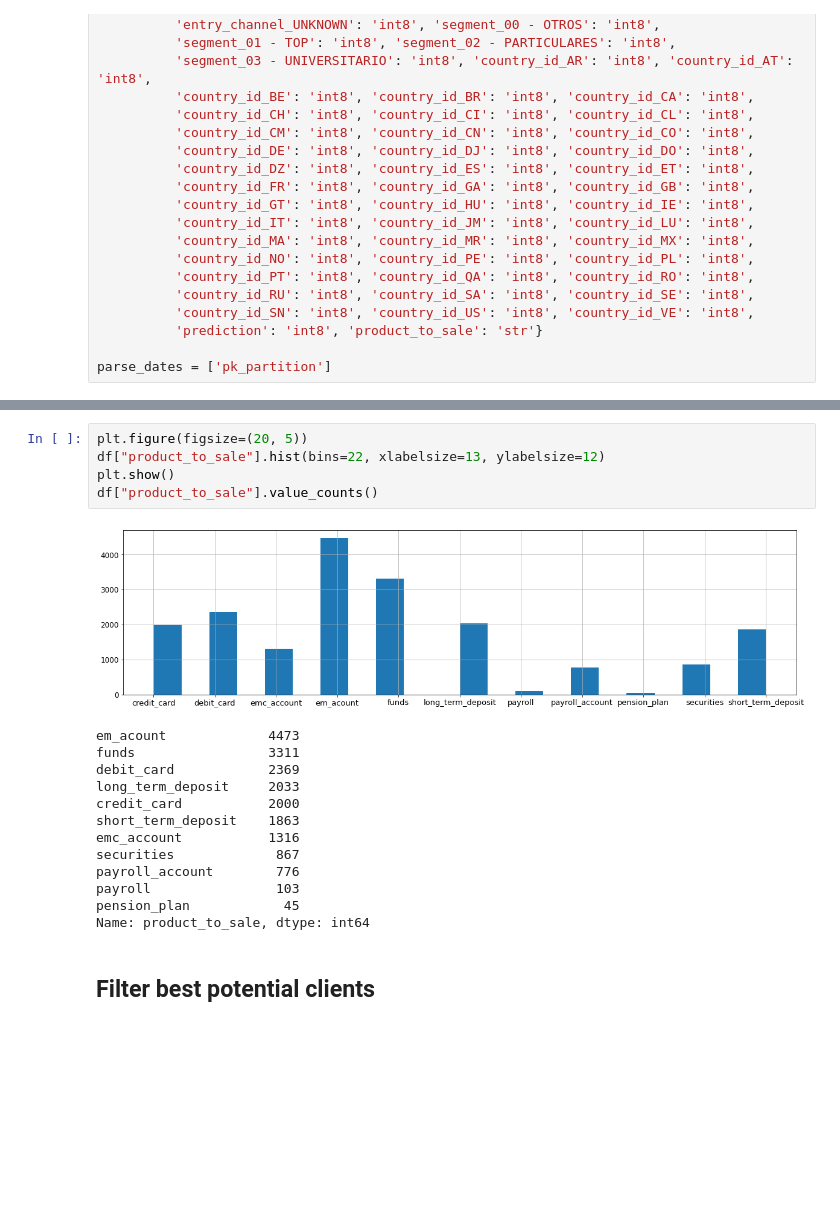
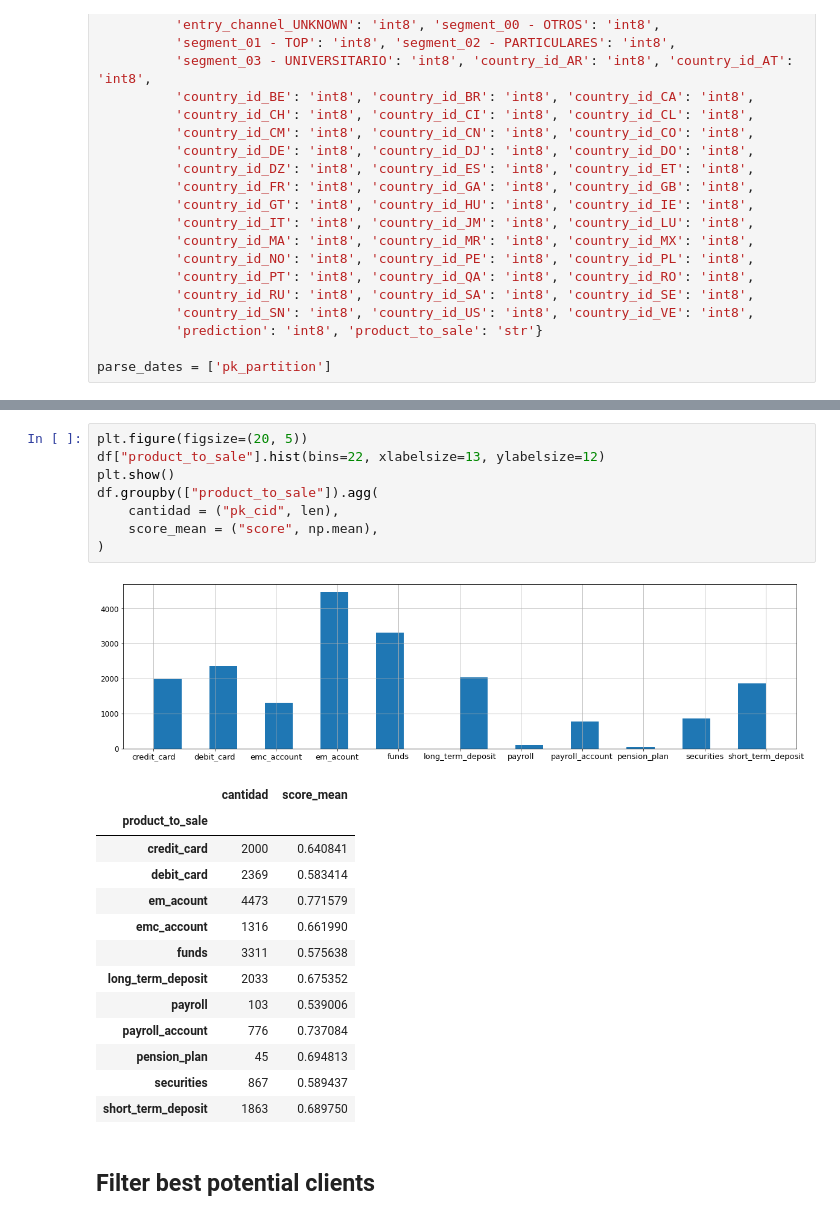
Before and after one commit to Nerea26/easy-money, a Jupyter notebook: notebooks/5-recomendation-personalization.ipynb, the cells around one changed output, grey strips where cells are left out. Drawn from its saved outputs; the diff is of its cells as text; blank space fills up the shorter version.

Commit message:
value counts filter potential client

```diff
--- a/notebooks/5-recomendation-personalization.ipynb
+++ b/notebooks/5-recomendation-personalization.ipynb
@@ -121,22 +121,26 @@ Name: product_to_sale, dtype: int64
 # %%
 plt.figure(figsize=(20, 5))
 df["product_to_sale"].hist(bins=22, xlabelsize=13, ylabelsize=12)
 plt.show()
-df["product_to_sale"].value_counts()
+df.groupby(["product_to_sale"]).agg(
+    cantidad = ("pk_cid", len),
+    score_mean = ("score", np.mean),
+)
 # %% [output]
 [figure]
-em_acount             4473
-funds                 3311
-debit_card            2369
-long_term_deposit     2033
-credit_card           2000
-short_term_deposit    1863
-emc_account           1316
-securities             867
-payroll_account        776
-payroll                103
-pension_plan            45
-Name: product_to_sale, dtype: int64
+|  | cantidad | score_mean |
+| product_to_sale |  |  |
+| credit_card | 2000 | 0.640841 |
+| debit_card | 2369 | 0.583414 |
+| em_acount | 4473 | 0.771579 |
+| emc_account | 1316 | 0.661990 |
+| funds | 3311 | 0.575638 |
+| long_term_deposit | 2033 | 0.675352 |
+| payroll | 103 | 0.539006 |
+| payroll_account | 776 | 0.737084 |
+| pension_plan | 45 | 0.694813 |
+| securities | 867 | 0.589437 |
+| short_term_deposit | 1863 | 0.689750 |
 # %% [markdown]
 ## Filter best potential clients
 # %%
```
Also changed, not shown: parts of 2 cells of this notebook.
